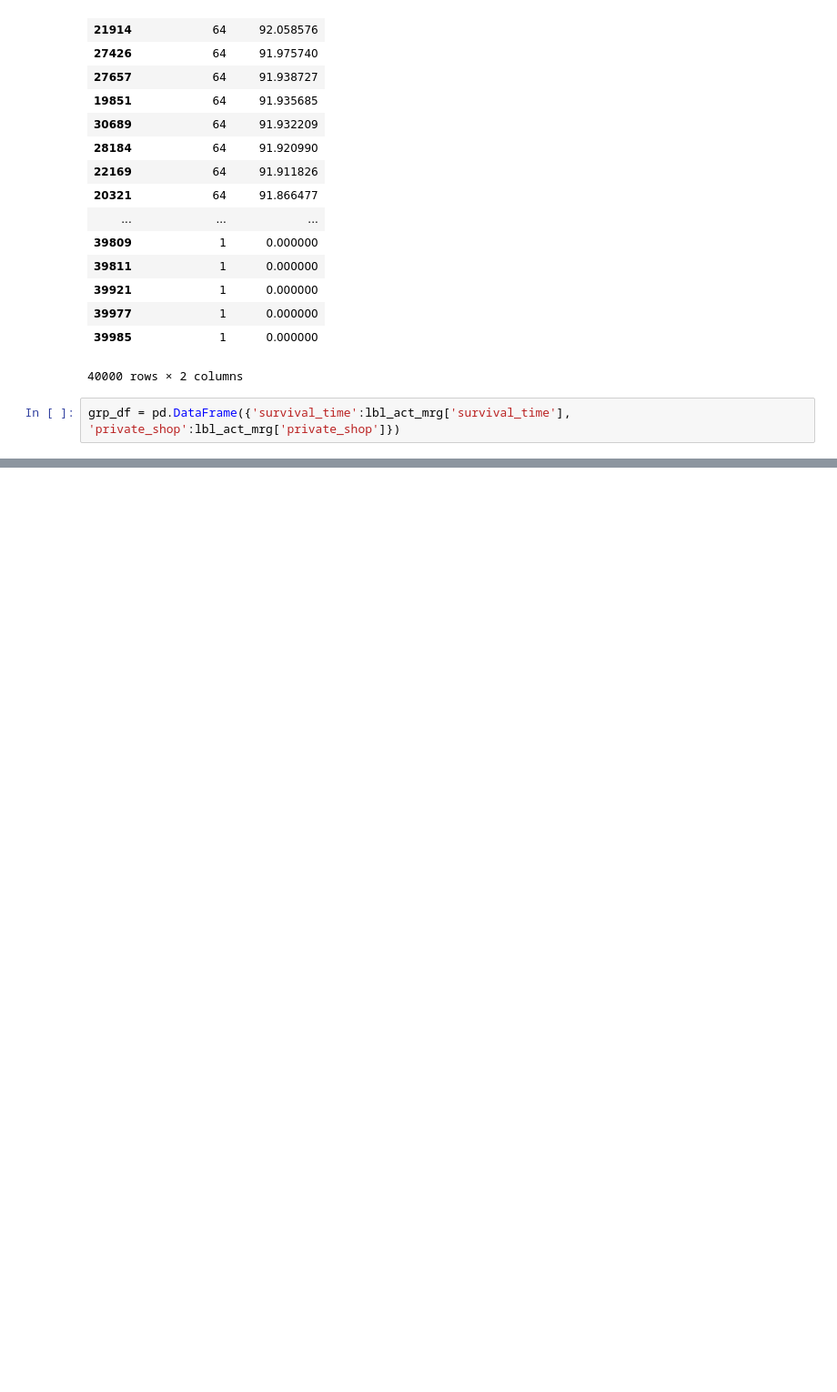
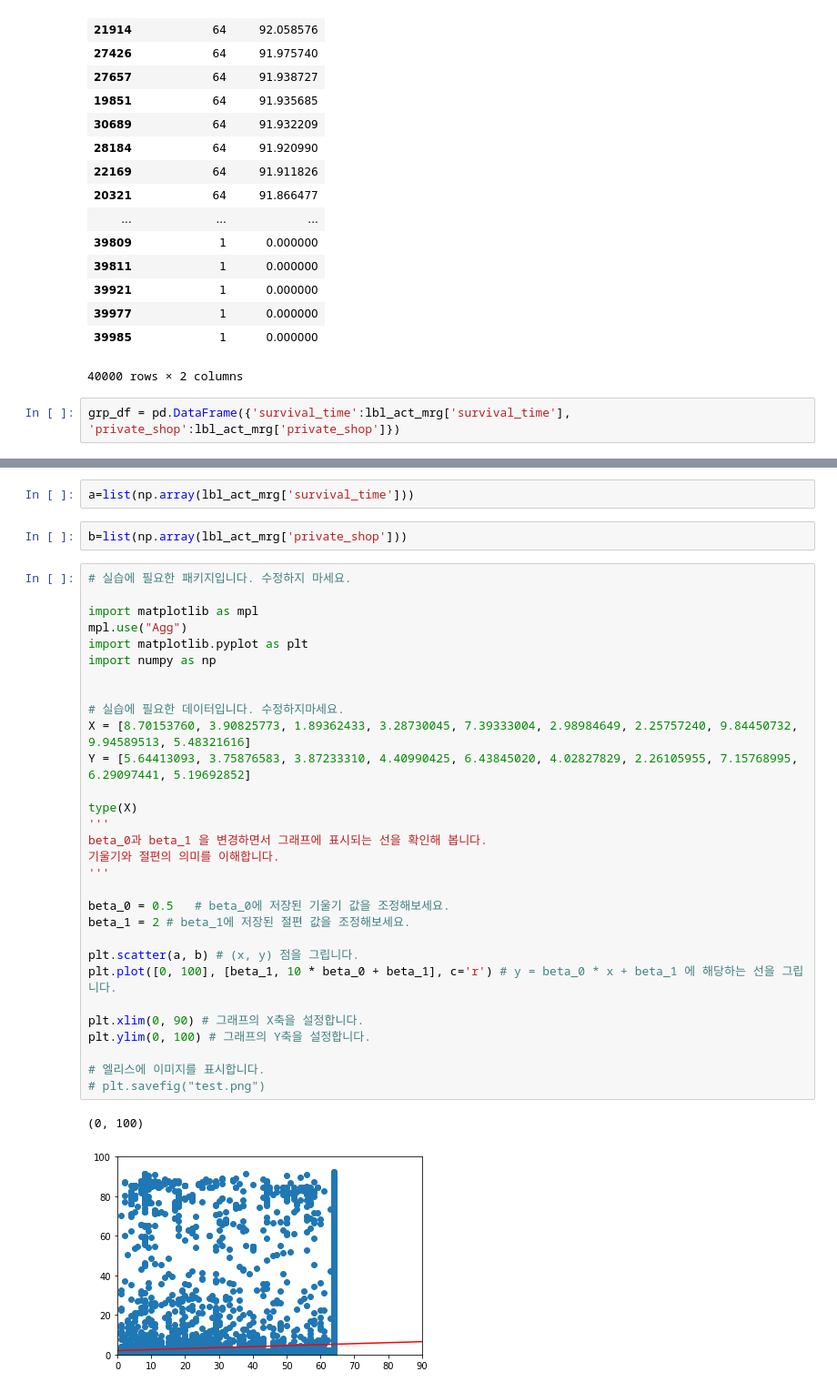
Before and after one commit to cyberjam/BigContest, a Jupyter notebook: PrivateShop.ipynb, the cells around one changed output, grey strips where cells are left out. Shown at 91% size. Saved outputs shown, nothing was run; the diff lists cells and outputs as text; blank space fills up the shorter version.

Commit message:
deathUserGraph

```diff
--- a/PrivateShop.ipynb
+++ b/PrivateShop.ipynb
@@ -160,0 +167,37 @@ grp_df.plot.scatter(x='survival_time',y='private_shop')
+# %%
+a=list(np.array(lbl_act_mrg['survival_time']))
+# %%
+b=list(np.array(lbl_act_mrg['private_shop']))
+# %%
+# 실습에 필요한 패키지입니다. 수정하지 마세요.
+
+import matplotlib as mpl
+mpl.use("Agg")
+import matplotlib.pyplot as plt
+import numpy as np
+
+
+# 실습에 필요한 데이터입니다. 수정하지마세요.
+X = [8.70153760, 3.90825773, 1.89362433, 3.28730045, 7.39333004, 2.98984649, 2.25757240, 9.84450732, 9.94589513, 5.48321616]
+Y = [5.64413093, 3.75876583, 3.87233310, 4.40990425, 6.43845020, 4.02827829, 2.26105955, 7.15768995, 6.29097441, 5.19692852]
+
+type(X)
+'''
+beta_0과 beta_1 을 변경하면서 그래프에 표시되는 선을 확인해 봅니다.
+기울기와 절편의 의미를 이해합니다.
+'''
+
+beta_0 = 0.5   # beta_0에 저장된 기울기 값을 조정해보세요.
+beta_1 = 2 # beta_1에 저장된 절편 값을 조정해보세요.
+
+plt.scatter(a, b) # (x, y) 점을 그립니다.
+plt.plot([0, 100], [beta_1, 10 * beta_0 + beta_1], c='r') # y = beta_0 * x + beta_1 에 해당하는 선을 그립니다.
+
+plt.xlim(0, 90) # 그래프의 X축을 설정합니다.
+plt.ylim(0, 100) # 그래프의 Y축을 설정합니다.
+
+# 엘리스에 이미지를 표시합니다.
+# plt.savefig("test.png")
+# %% [output]
+(0, 100)
+[figure, added]
```
Also changed, not shown: parts of 4 cells of this notebook, 4 other files.
